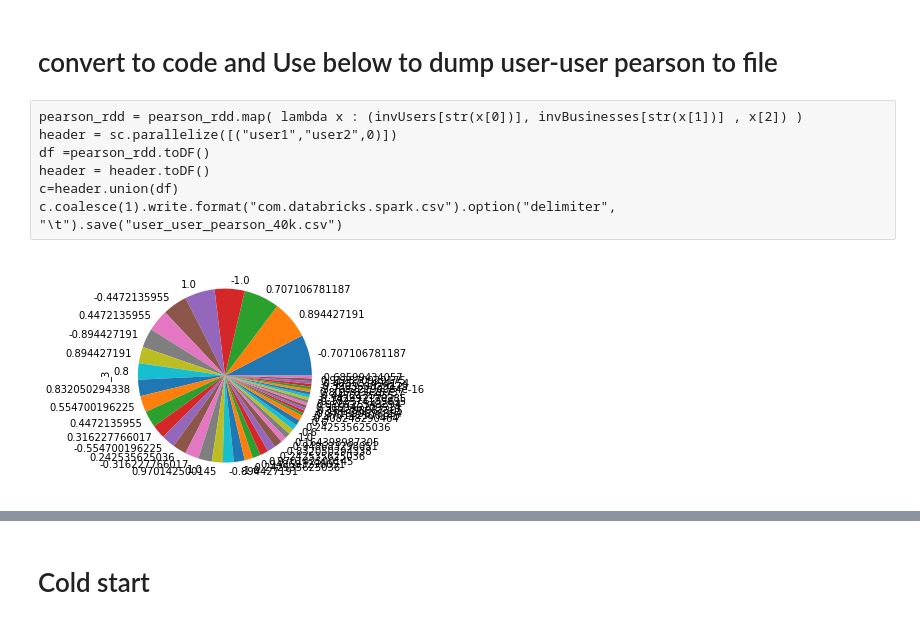
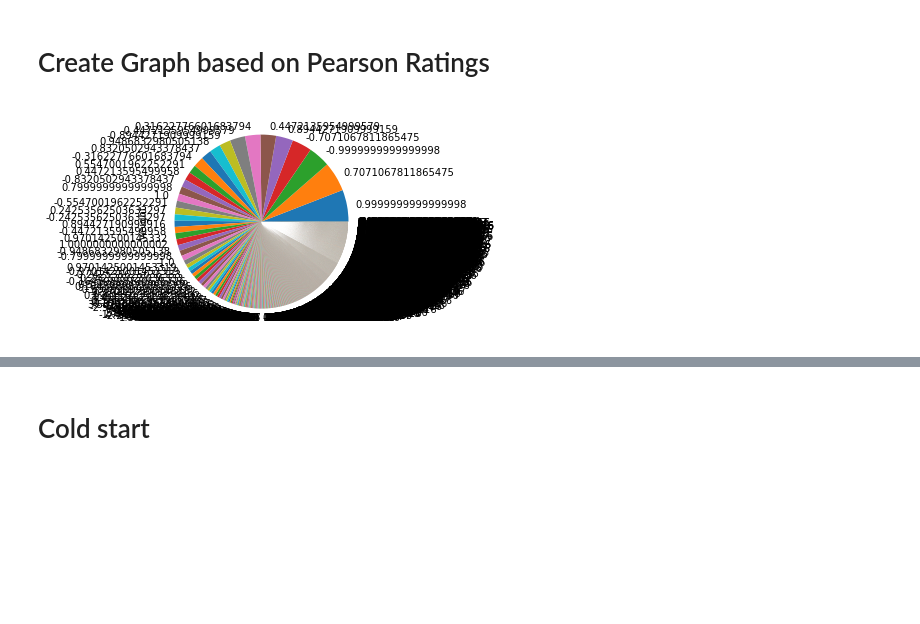
Before and after one commit to vijetha35/FriendsRecommendationForYelpUsers, a Jupyter notebook: FriendSuggesionCode/FriendsRecommendationCityLocation.ipynb, the cells around one changed output, grey strips where cells are left out. Cells and saved outputs as stored; diff of their text form; code cells hidden in the pictures; blank space fills up the shorter version.

```diff
--- a/FriendSuggesionCode/FriendsRecommendationCityLocation.ipynb
+++ b/FriendSuggesionCode/FriendsRecommendationCityLocation.ipynb
@@ -10,12 +40,4 @@ spark = SparkSession(sc)
 # %%
-selected_city = "MESA"
-selected_state = "AZ"
-
-
-reviews_df =spark.read.json('/Users/monisha/Desktop/USC/ThirdSemester/CSCI541-DataMining/Project/yelp_dataset/yelp_academic_dataset_review.json')
-business_df =spark.read.json('/Users/monisha/Desktop/USC/ThirdSemester/CSCI541-DataMining/Project/yelp_dataset/yelp_academic_dataset_business.json')
-users_df =spark.read.json('/Users/monisha/Desktop/USC/ThirdSemester/CSCI541-DataMining/Project/yelp_dataset/yelp_academic_dataset_user.json')
-
 businesses_in_arizona = business_df.where(business_df.state==selected_state)
 business_to_review_df= businesses_in_arizona.join(reviews_df,businesses_in_arizona.business_id==reviews_df.business_id,"left_outer")
 business_filtr_city=business_to_review_df.groupBy('city').count()
@@ -48,5 +73,5 @@ city_df.select("user_id", "business_id","reviews_star").toPandas().to_csv(select
 # %%
-trainData =sc.textFile(selected_city+".csv")
+trainData =sc.textFile(selected_city.replace(" ","_")+".csv")
 trainDataFirst = trainData.first()
 trainData = trainData.filter(lambda x: x!= trainDataFirst)
 trainData = trainData.map(lambda l: l.split(','))
@@ -113,4 +140,5 @@ def calcPearsonUsers(corratedUsersBusinessess):
     else:
         return pearsonNumerator/pearsonDenom
 # %%
-user_ids = usersOnlyUserCF.keys()
+user_ids = list(usersOnlyUserCF.keys())
+pearson_between_users= []
@@ -124,2 +144,0 @@ df=pd.DataFrame.from_dict(data)
-# %%
-user_ids=list(user_ids)
@@ -154,15 +171,8 @@ from pyspark import SparkContext
 spark = SparkSession(sc)
 # %%
 pearson_rdd = sc.parallelize(pearson_between_users)
-# %% [markdown]
-# convert to code and Use below to dump user-user pearson to file
-# %% [raw]
-pearson_rdd = pearson_rdd.map( lambda x : (invUsers[str(x[0])], invBusinesses[str(x[1])] , x[2]) )
-header = sc.parallelize([("user1","user2",0)])
-df =pearson_rdd.toDF()
-header = header.toDF()
-c=header.union(df)
-c.coalesce(1).write.format("com.databricks.spark.csv").option("delimiter", "\t").save("user_user_pearson_40k.csv")
+# %% [markdown]
+# Create Graph based on Pearson Ratings
 # %%
 import networkx as nx
 %matplotlib inline
@@ -170,11 +180,11 @@ import matplotlib.pyplot as plt
 # %%
 pearson_rdd=pearson_rdd.toDF()
 pearson_df=pearson_rdd.toPandas()
-pearson_df.count()
-pearson_df["_3"].value_counts().plot.pie()
+pearson_df=pearson_df.rename(index=str, columns={"_3": "weight","_2": "user2", "_1":"user1"})
+pearson_df["weight"].value_counts().plot.pie()
 plt.gca().set_aspect("equal")
 # %% [output]
-[figure, old version]
+[figure, new version]
 # %%
 boxplot = pearson_df.boxplot(column=["_3"])
 # %% [output]
```
Also changed, not shown: parts of 53 cells of this notebook.
